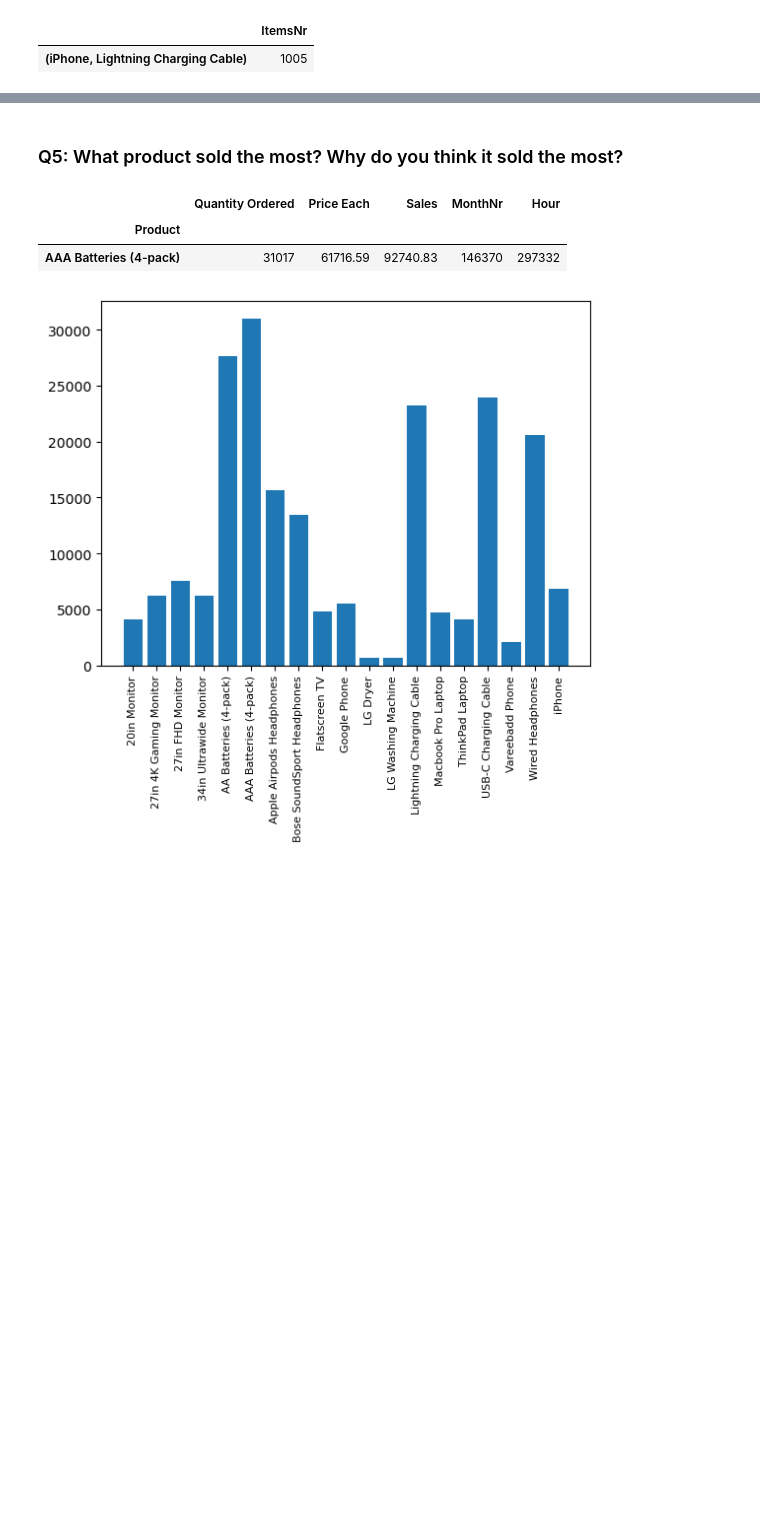
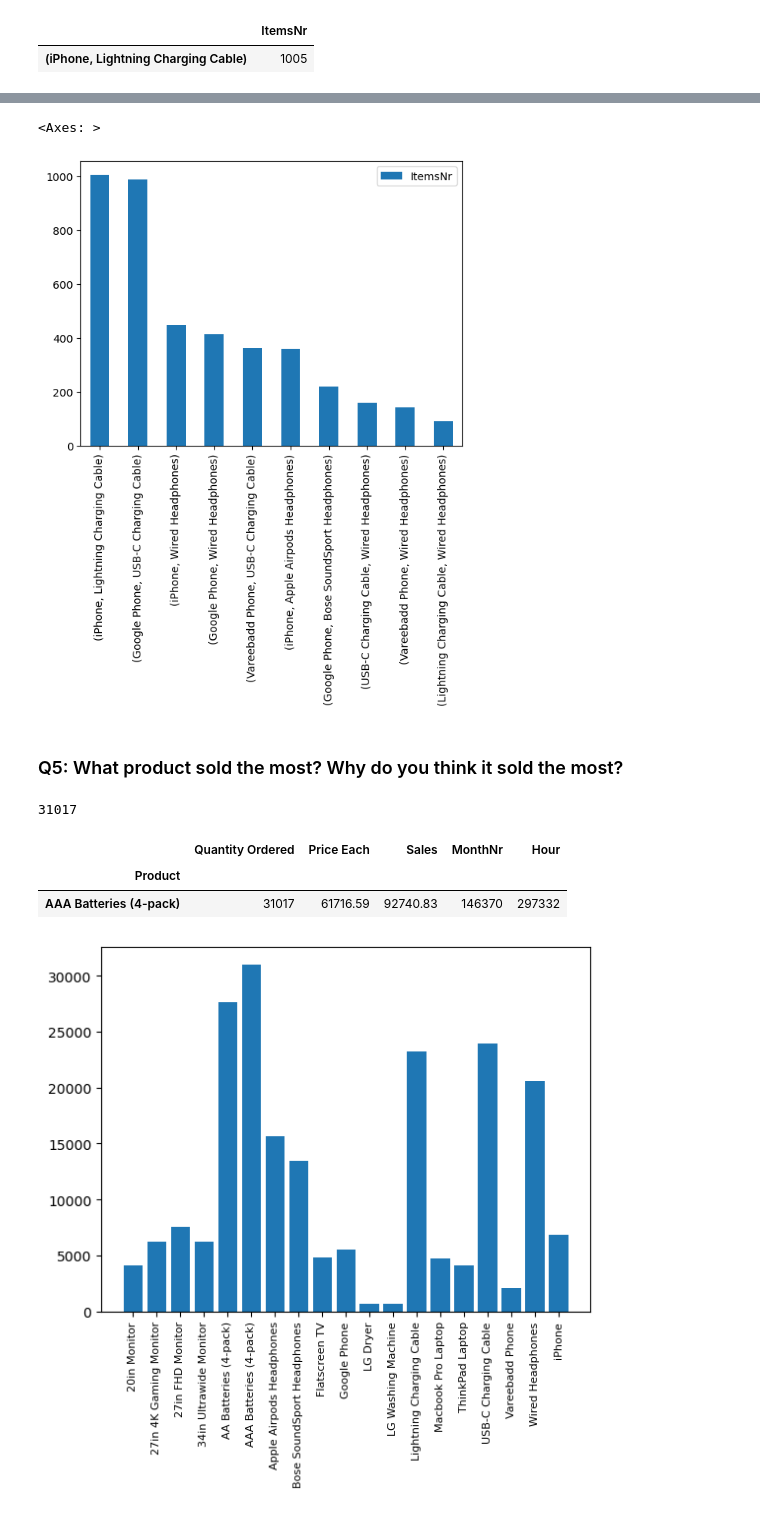
Before and after one commit to khaled-gohar/Python_PBI_12MonthsOfSalesAnalysis, a Jupyter notebook: SalesAnalysis.ipynb, the cells around one changed output, grey strips where cells are left out. Saved outputs shown, nothing was run; the diff lists cells and outputs as text; code cells hidden in the pictures; blank space fills up the shorter version.

```diff
--- a/SalesAnalysis.ipynb
+++ b/SalesAnalysis.ipynb
@@ -334,4 +366,4 @@ items_df.loc[items_df['ItemsNr'] == 1005] ## Best 2 products that sold together
 |  | ItemsNr |
 | (iPhone, Lightning Charging Cable) | 1005 |
 # %%
-items_df.sort_values(by=['ItemsNr'], ascending=False).head(10)
+product_together = items_df.sort_values(by=['ItemsNr'], ascending=False).head(10)
@@ -350,16 +384,22 @@ items_df.sort_values(by=['ItemsNr'], ascending=False).head(10)
+# %%
+product_together.plot.bar()
+# %% [output]
+<Axes: >
+[figure, added]
 # %% [markdown]
 ### Q5: What product sold the most? Why do you think it sold the most?
 # %%
 max_product =  all_data.groupby('Product').sum()
 
 max_product['Quantity Ordered'].max() #### 31017
-
-
-max_product.loc[max_product['Quantity Ordered'] == 31017]
 # %% [output]
-|  | Quantity Ordered | Price Each | Sales | MonthNr | Hour |
-| Product |  |  |  |  |  |
-| AAA Batteries (4-pack) | 31017 | 61716.59 | 92740.83 | 146370 | 297332 |
+31017
+# %%
+max_product.loc[max_product['Quantity Ordered'] == 31017]
+# %% [output]
+|  | Quantity Ordered | Price Each | Sales | MonthNr | Hour |
+| Product |  |  |  |  |  |
+| AAA Batteries (4-pack) | 31017 | 61716.59 | 92740.83 | 146370 | 297332 |
 # %%
 
 products = [product for product , df in all_data.groupby('Product')]
```
Also changed, not shown: parts of 27 cells of this notebook, 2 other files.
